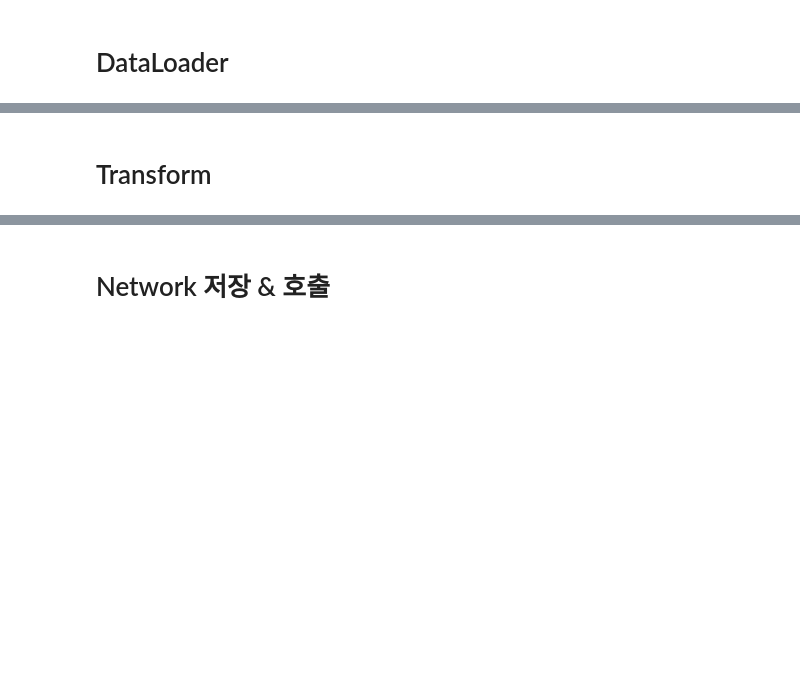
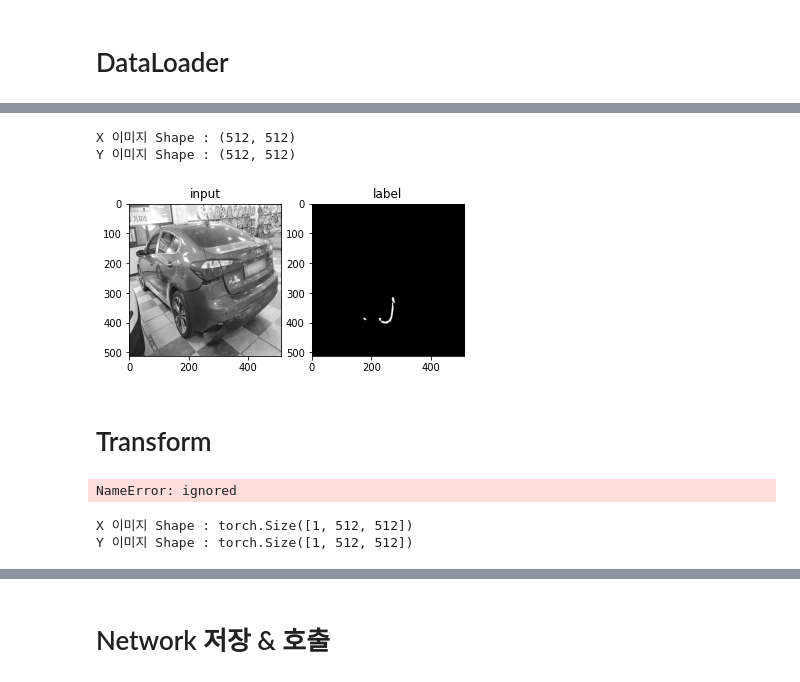
Before and after one commit to UnknwonD/project_ai, a Jupyter notebook: project_ai.ipynb, the cells around one changed output, grey strips where cells are left out. Drawn from its saved outputs; the diff is of its cells as text; code cells hidden in the pictures; blank space fills up the shorter version.

```diff
--- a/project_ai.ipynb
+++ b/project_ai.ipynb
@@ -121,7 +109,7 @@ def extract_file_name(url):
 #     if len(json_data["annotations"]) == mask_num:
 #       print("아무것도 없음")
 # %%
-files = tqdm(extract_file_name("/content/drive/MyDrive/project_ai/damage_part_jpg"))
+files = tqdm(extract_file_name("/content/drive/MyDrive/project_ai/damage_part_jpg/"))
 
 # 마스크 이미지를 저장할 경로 생성
 save_path = '/content/drive/MyDrive/project_ai/masked/'
@@ -471,18 +507,28 @@ dataset_train = Dataset(data_dir=dir_save_train)
 data = dataset_train.__getitem__(0) # 한 이미지 불러오기
 input = data['input']
 label = data['label']
+# %%
+## 데이터 Shape 확인해보기
+
+print("X 이미지 Shape : {}".format(input_.shape))
+print("Y 이미지 Shape : {}".format(label_.shape))
+# %% [output]
+X 이미지 Shape : (512, 512)
+Y 이미지 Shape : (512, 512)
 # %%
 # 불러온 이미지 시각화
 
 plt.subplot(122)
-plt.imshow(label.reshape(754, 1508, 3), cmap='gray')
+plt.imshow(label.reshape(512, 512), cmap='gray')
 plt.title('label')
 
 plt.subplot(121)
-plt.imshow(input.reshape(754, 1508, 3), cmap='gray')
+plt.imshow(input.reshape(512, 512), cmap='gray')
 plt.title('input')
 
 plt.show()
+# %% [output]
+[figure, added]
 # %% [markdown]
 # Transform
 # %%
@@ -536,6 +582,16 @@ dataset_train = Dataset(data_dir=dir_save_train, transform=transform)
 data = dataset_train.__getitem__(0) # 한 이미지 불러오기
 input = data['input']
 label = data['label']
+# %% [output]
+NameError: ignored
+# %%
+## 데이터 Shape 확인해보기
+
+print("X 이미지 Shape : {}".format(input.shape))
+print("Y 이미지 Shape : {}".format(label.shape))
+# %% [output]
+X 이미지 Shape : torch.Size([1, 512, 512])
+Y 이미지 Shape : torch.Size([1, 512, 512])
 # %%
 ## 불러온 이미지 시각화
 plt.subplot(122)
```
Also changed, not shown: parts of 28 cells of this notebook.
